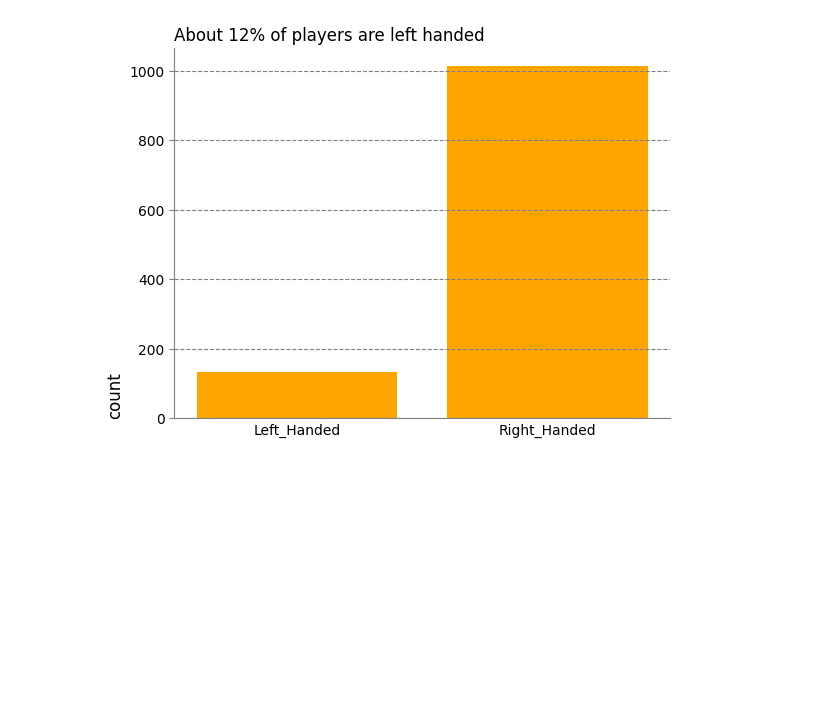
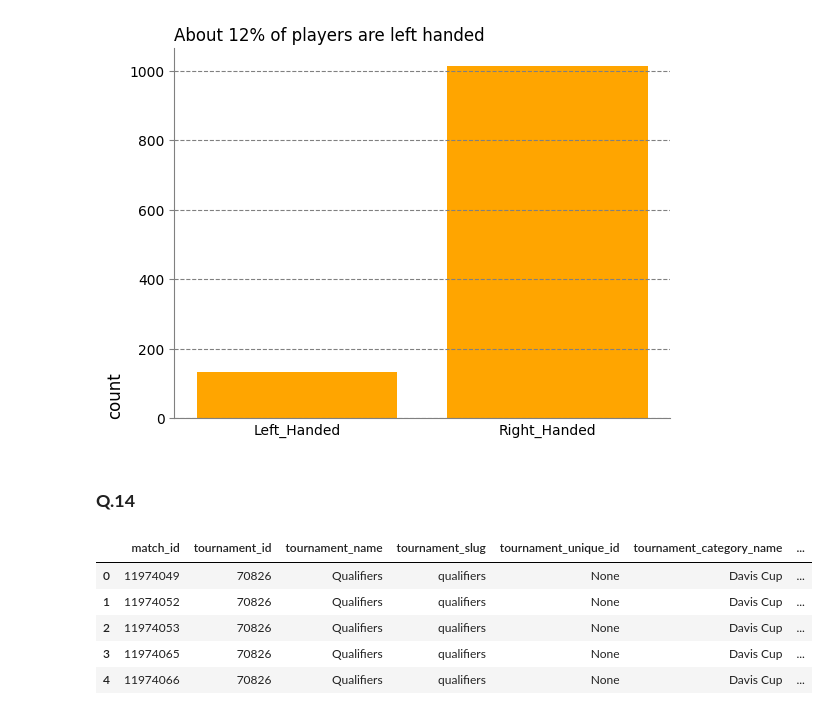
Before and after one commit to ParsaDEV15/Tennis-Project, a Jupyter notebook: notebooks/pmohammad_analysis_13_17.ipynb, the cells around one changed output. Drawn from its saved outputs; the diff is of its cells as text; code cells hidden in the pictures; blank space fills up the shorter version.

```diff
--- a/notebooks/pmohammad_analysis_13_17.ipynb
+++ b/notebooks/pmohammad_analysis_13_17.ipynb
@@ -47,3 +47,15 @@ ax.tick_params(axis = 'x', length = 0)
 ax.tick_params(color = 'gray')
 # %% [output]
 [figure]
+# %% [markdown]
+### **Q.14**
+# %%
+df_tournament = pd.read_parquet('../data/raw/parquets/match_tournament.parquet', engine = 'pyarrow')
+df_tournament.head()
+# %% [output]
+|  | match_id | tournament_id | tournament_name | tournament_slug | tournament_unique_id | tournament_category_name | ... |
+| 0 | 11974049 | 70826 | Qualifiers | qualifiers | None | Davis Cup | ... |
+| 1 | 11974052 | 70826 | Qualifiers | qualifiers | None | Davis Cup | ... |
+| 2 | 11974053 | 70826 | Qualifiers | qualifiers | None | Davis Cup | ... |
+| 3 | 11974065 | 70826 | Qualifiers | qualifiers | None | Davis Cup | ... |
+| 4 | 11974066 | 70826 | Qualifiers | qualifiers | None | Davis Cup | ... |
```
Also changed, not shown: parts of 7 cells of this notebook.
